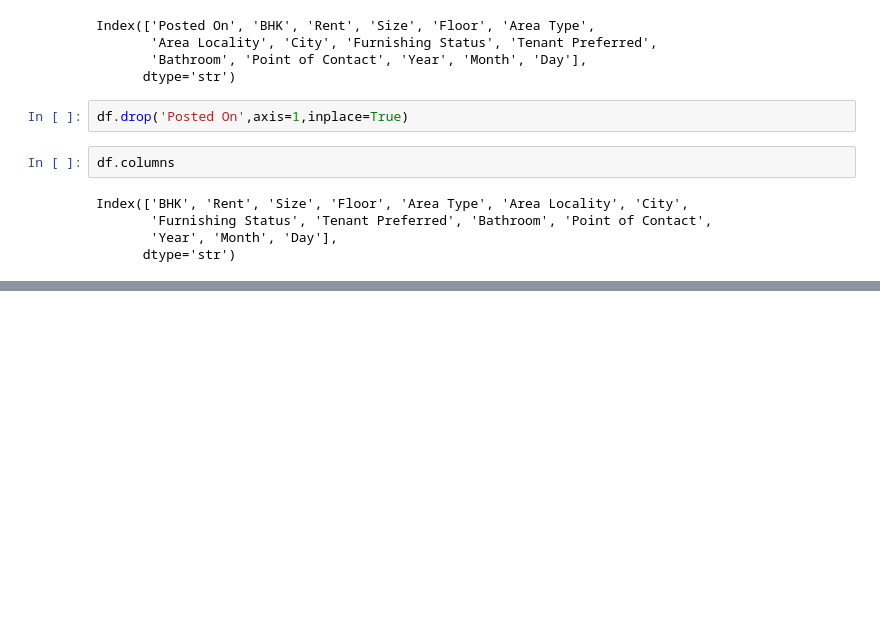
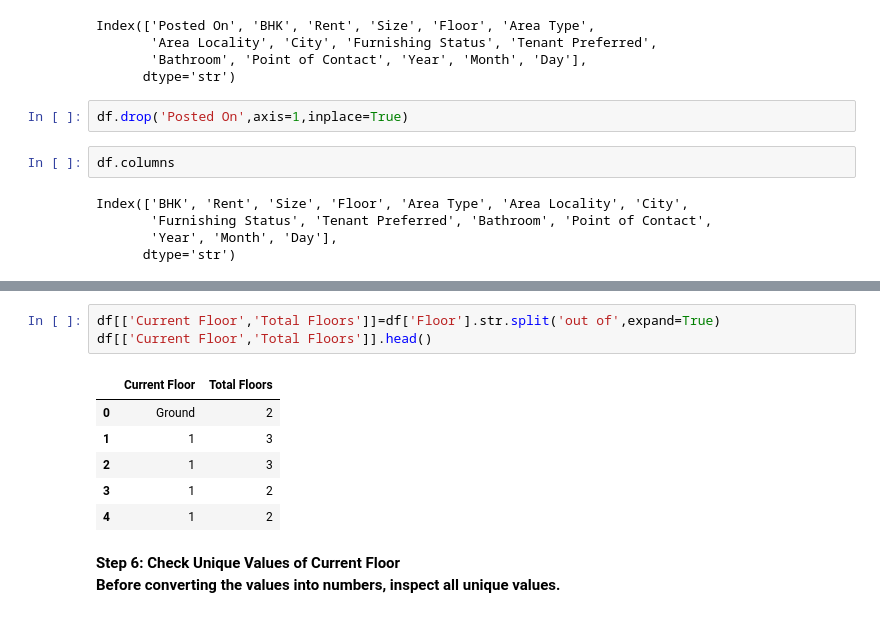
Before and after one commit to MOSTAFASEIKH/HRP, a Jupyter notebook: notebooks/HRP.ipynb, the cells around one changed output, grey strips where cells are left out. Saved outputs shown, nothing was run; the diff lists cells and outputs as text; blank space fills up the shorter version.

```diff
--- a/notebooks/HRP.ipynb
+++ b/notebooks/HRP.ipynb
@@ -240,0 +269,13 @@ Index(['BHK', 'Rent', 'Size', 'Floor', 'Area Type', 'Area Locality', 'City',
+# %%
+df[['Current Floor','Total Floors']]=df['Floor'].str.split('out of',expand=True)
+df[['Current Floor','Total Floors']].head()
+# %% [output]
+|  | Current Floor | Total Floors |
+| 0 | Ground | 2 |
+| 1 | 1 | 3 |
+| 2 | 1 | 3 |
+| 3 | 1 | 2 |
+| 4 | 1 | 2 |
+# %% [markdown]
+**Step 6: Check Unique Values of Current Floor<br>
+Before converting the values into numbers, inspect all unique values.**
```
Also changed, not shown: parts of 9 cells of this notebook.
